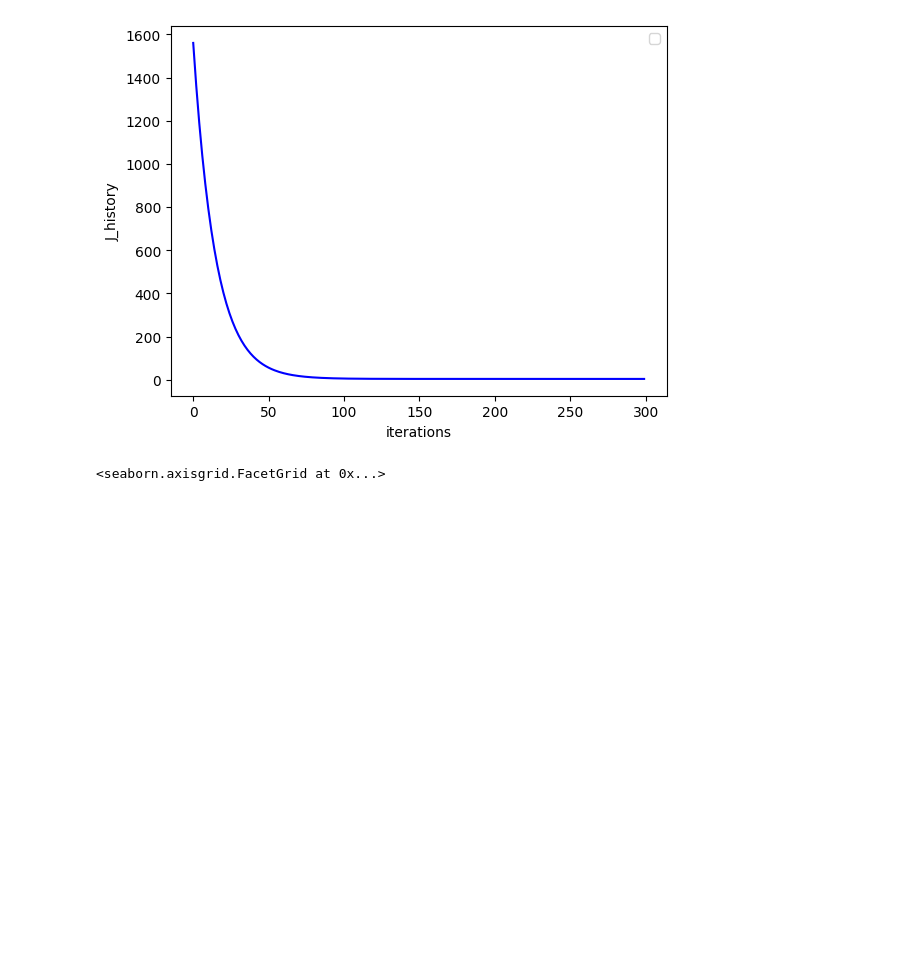
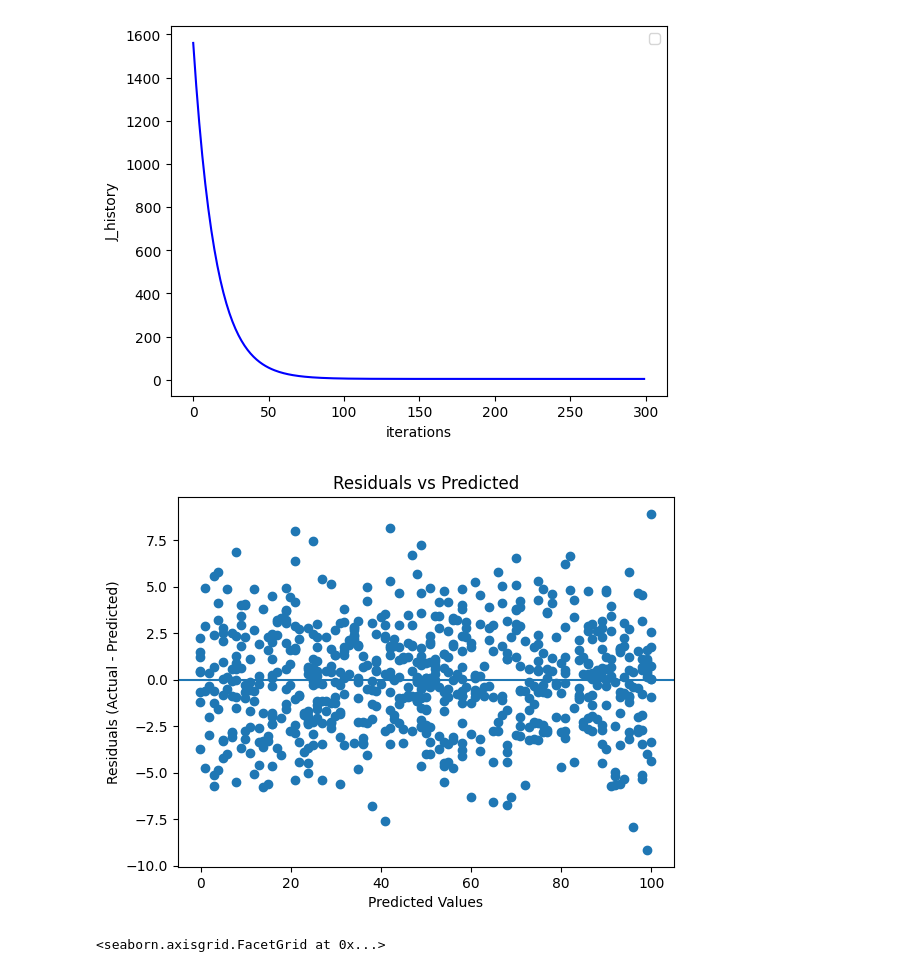
Before and after one commit to believeelikem/linear-regression-from-scratch-one-feature, a Jupyter notebook: compute_gradient_descent_one_feature.ipynb, the cells around one changed output. Drawn from its saved outputs; the diff is of its cells as text; code cells hidden in the pictures; blank space fills up the shorter version.

Commit message:
plotted residuals vs predicted values

```diff
--- a/compute_gradient_descent_one_feature.ipynb
+++ b/compute_gradient_descent_one_feature.ipynb
@@ -95,6 +95,17 @@ plt.show()
 # %% [output]
 3.9357488832646843
 [figure]
+# %%
+residuals = y_train - predictions
+plt.figure()
+plt.scatter(predictions, residuals)
+plt.axhline(0)
+plt.xlabel("Predicted Values")
+plt.ylabel("Residuals (Actual - Predicted)")
+plt.title("Residuals vs Predicted")
+plt.show()
+# %% [output]
+[figure, added]
 # %%
 sns.lmplot(data= df, x="x", y = "y")
 # %% [output]
```
